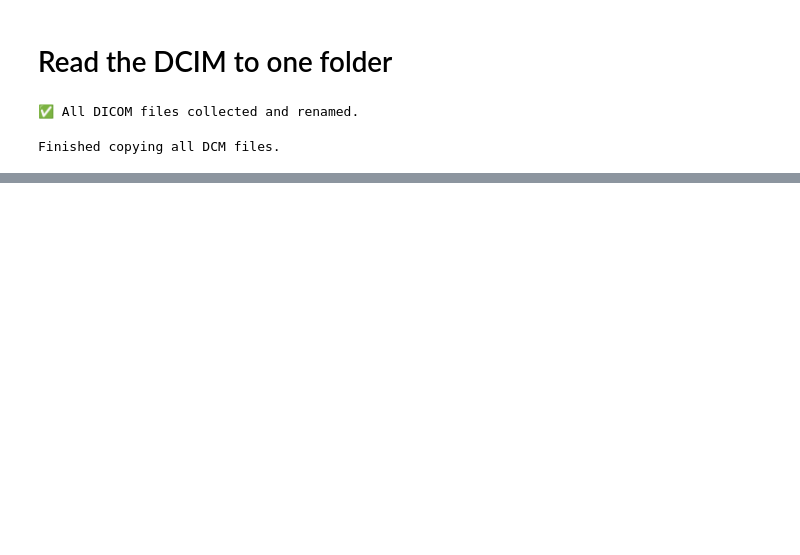
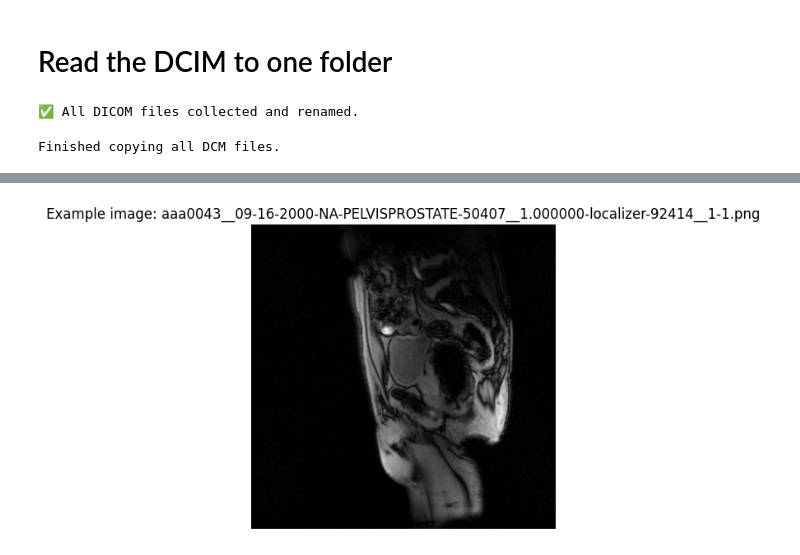
Before and after one commit to guyyanai/LF-MRI-Denoising, a Jupyter notebook: dcm_to_images.ipynb, the cells around one changed output, grey strips where cells are left out. Cells and saved outputs as stored; diff of their text form; code cells hidden in the pictures; blank space fills up the shorter version.

```diff
--- a/dcm_to_images.ipynb
+++ b/dcm_to_images.ipynb
@@ -117,17 +119,19 @@ print('✅ All DICOM files converted to PNG images in dcm_images.')
 # %%
 import os
 from PIL import Image
 import matplotlib.pyplot as plt
 
 # Pick one image from the dcm_images folder
-img_folder = 'dcm_images'
+img_folder = 'Images'
 img_files = [f for f in os.listdir(img_folder) if f.lower().endswith('.png')]
 if img_files:
     img_path = os.path.join(img_folder, img_files[0])
     img = Image.open(img_path)
     plt.imshow(img, cmap='gray')
     plt.title(f'Example image: {img_files[0]}')
     plt.axis('off')
     plt.show()
 else:
     print('No PNG images found in dcm_images.')
+# %% [output]
+[figure, added]
```
Also changed, not shown: parts of 1 cell of this notebook.
